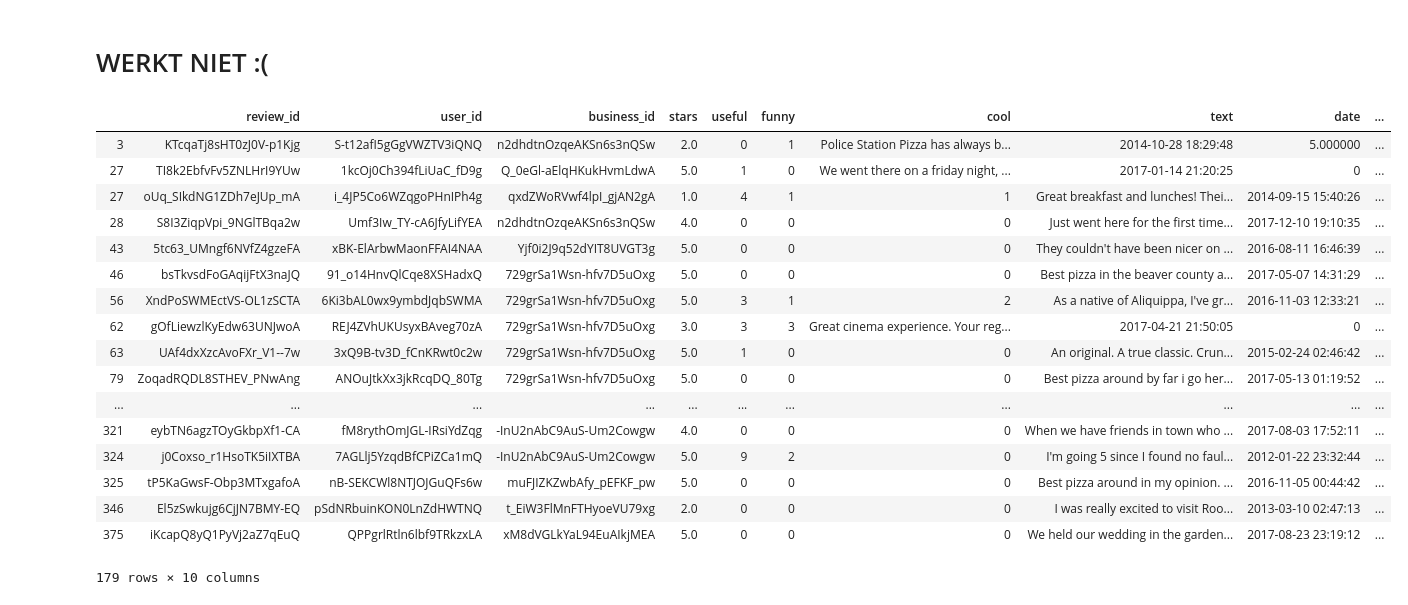
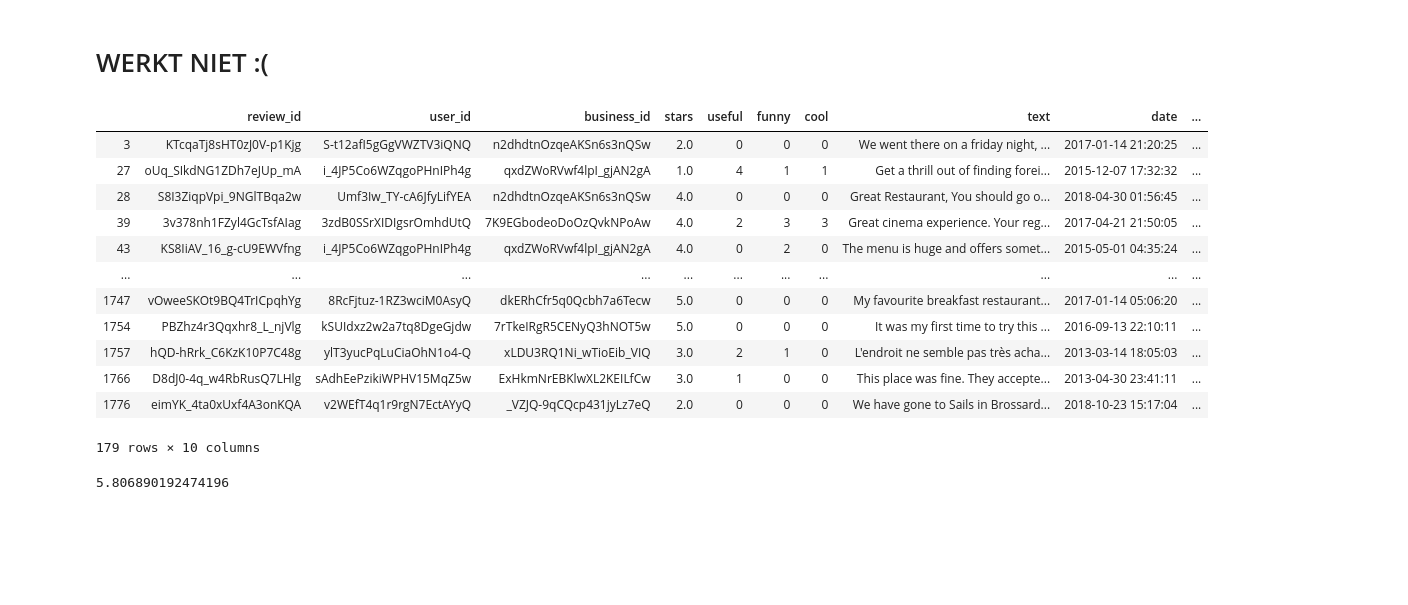
Before and after one commit to UhhBart/ci-yelp, a Jupyter notebook: Content Based Filtering.ipynb, the cells around one changed output. Cells and saved outputs as stored; diff of their text form; code cells hidden in the pictures; blank space fills up the shorter version.

```diff
--- a/Content Based Filtering.ipynb
+++ b/Content Based Filtering.ipynb
@@ -37,6 +37,6 @@ reviews_training, reviews_test = split_data(reviews, d = 0.9)
 def pivot_ratings(df):
     return df.pivot_table(values='stars', columns='user_id', index='review_id')
 
-utility_ratings = pivot_ratings(reviews)
+utility_ratings = pivot_ratings(reviews_training)
 display(utility_ratings.head())
 # %% [output]
@@ -210,41 +200,50 @@ IndexError: positional indexers are out-of-bounds
 # %%
 def predict_ratings(similarity, utility, to_predict):
     ratings_test_c = to_predict.copy()
     ratings_test_c['predicted rating'] = to_predict.apply(lambda row: predict_ids(similarity, utility, row['user_id'], row['review_id']), axis=1)
     return ratings_test_c
 
 def predict_ids(similarity, utility, user_id, review_id):
     if user_id in utility.columns and review_id in similarity.index:
         return predict_vectors(utility.loc[:,user_id], similarity[review_id])
     return 0
 
 def predict_vectors(user_ratings, similarities):
     relevant_ratings = user_ratings.dropna()
     similarities_s = similarities[relevant_ratings.index].head(30)
     similarities_s = similarities_s[similarities_s > 0.0]
     relevant_ratings = relevant_ratings[similarities_s.index]
     norm = similarities_s.sum()
     if(norm == 0):
         return 0
     return np.dot(relevant_ratings, similarities_s)/norm
 
-predict_ratings(similarity_matrix2, utility_ratings, reviews_test)
+predicted = predict_ratings(similarity_matrix2, utility_ratings, reviews_test)
+display(predicted)
 # %% [output]
 |  | review_id | user_id | business_id | stars | useful | funny | cool | text | date | ... |
-| 3 | KTcqaTj8sHT0zJ0V-p1Kjg | S-t12afI5gGgVWZTV3iQNQ | n2dhdtnOzqeAKSn6s3nQSw | 2.0 | 0 | 1 | Police Station Pizza has always b... | 2014-10-28 18:29:48 | 5.000000 | ... |
-| 27 | TI8k2EbfvFv5ZNLHrI9YUw | 1kcOj0Ch394fLiUaC_fD9g | Q_0eGl-aElqHKukHvmLdwA | 5.0 | 1 | 0 | We went there on a friday night, ... | 2017-01-14 21:20:25 | 0 | ... |
-| 27 | oUq_SIkdNG1ZDh7eJUp_mA | i_4JP5Co6WZqgoPHnIPh4g | qxdZWoRVwf4lpI_gjAN2gA | 1.0 | 4 | 1 | 1 | Great breakfast and lunches! Thei... | 2014-09-15 15:40:26 | ... |
-| 28 | S8I3ZiqpVpi_9NGlTBqa2w | Umf3Iw_TY-cA6JfyLifYEA | n2dhdtnOzqeAKSn6s3nQSw | 4.0 | 0 | 0 | 0 | Just went here for the first time... | 2017-12-10 19:10:35 | ... |
-| 43 | 5tc63_UMngf6NVfZ4gzeFA | xBK-ElArbwMaonFFAI4NAA | Yjf0i2J9q52dYIT8UVGT3g | 5.0 | 0 | 0 | 0 | They couldn't have been nicer on ... | 2016-08-11 16:46:39 | ... |
-| 46 | bsTkvsdFoGAqijFtX3naJQ | 91_o14HnvQlCqe8XSHadxQ | 729grSa1Wsn-hfv7D5uOxg | 5.0 | 0 | 0 | 0 | Best pizza in the beaver county a... | 2017-05-07 14:31:29 | ... |
-| 56 | XndPoSWMEctVS-OL1zSCTA | 6Ki3bAL0wx9ymbdJqbSWMA | 729grSa1Wsn-hfv7D5uOxg | 5.0 | 3 | 1 | 2 | As a native of Aliquippa, I've gr... | 2016-11-03 12:33:21 | ... |
-| 62 | gOfLiewzlKyEdw63UNJwoA | REJ4ZVhUKUsyxBAveg70zA | 729grSa1Wsn-hfv7D5uOxg | 3.0 | 3 | 3 | Great cinema experience. Your reg... | 2017-04-21 21:50:05 | 0 | ... |
-| 63 | UAf4dxXzcAvoFXr_V1--7w | 3xQ9B-tv3D_fCnKRwt0c2w | 729grSa1Wsn-hfv7D5uOxg | 5.0 | 1 | 0 | 0 | An original. A true classic. Crun... | 2015-02-24 02:46:42 | ... |
-| 79 | ZoqadRQDL8STHEV_PNwAng | ANOuJtkXx3jkRcqDQ_80Tg | 729grSa1Wsn-hfv7D5uOxg | 5.0 | 0 | 0 | 0 | Best pizza around by far i go her... | 2017-05-13 01:19:52 | ... |
+| 3 | KTcqaTj8sHT0zJ0V-p1Kjg | S-t12afI5gGgVWZTV3iQNQ | n2dhdtnOzqeAKSn6s3nQSw | 2.0 | 0 | 0 | 0 | We went there on a friday night, ... | 2017-01-14 21:20:25 | ... |
+| 27 | oUq_SIkdNG1ZDh7eJUp_mA | i_4JP5Co6WZqgoPHnIPh4g | qxdZWoRVwf4lpI_gjAN2gA | 1.0 | 4 | 1 | 1 | Get a thrill out of finding forei... | 2015-12-07 17:32:32 | ... |
+| 28 | S8I3ZiqpVpi_9NGlTBqa2w | Umf3Iw_TY-cA6JfyLifYEA | n2dhdtnOzqeAKSn6s3nQSw | 4.0 | 0 | 0 | 0 | Great Restaurant, You should go o... | 2018-04-30 01:56:45 | ... |
+| 39 | 3v378nh1FZyl4GcTsfAIag | 3zdB0SSrXIDIgsrOmhdUtQ | 7K9EGbodeoDoOzQvkNPoAw | 4.0 | 2 | 3 | 3 | Great cinema experience. Your reg... | 2017-04-21 21:50:05 | ... |
+| 43 | KS8IiAV_16_g-cU9EWVfng | i_4JP5Co6WZqgoPHnIPh4g | qxdZWoRVwf4lpI_gjAN2gA | 4.0 | 0 | 2 | 0 | The menu is huge and offers somet... | 2015-05-01 04:35:24 | ... |
 | ... | ... | ... | ... | ... | ... | ... | ... | ... | ... | ... |
-| 321 | eybTN6agzTOyGkbpXf1-CA | fM8rythOmJGL-IRsiYdZqg | -InU2nAbC9AuS-Um2Cowgw | 4.0 | 0 | 0 | 0 | When we have friends in town who ... | 2017-08-03 17:52:11 | ... |
-| 324 | j0Coxso_r1HsoTK5iIXTBA | 7AGLlj5YzqdBfCPiZCa1mQ | -InU2nAbC9AuS-Um2Cowgw | 5.0 | 9 | 2 | 0 | I'm going 5 since I found no faul... | 2012-01-22 23:32:44 | ... |
-| 325 | tP5KaGwsF-Obp3MTxgafoA | nB-SEKCWl8NTJOJGuQFs6w | muFJIZKZwbAfy_pEFKF_pw | 5.0 | 0 | 0 | 0 | Best pizza around in my opinion. ... | 2016-11-05 00:44:42 | ... |
-| 346 | El5zSwkujg6CjJN7BMY-EQ | pSdNRbuinKON0LnZdHWTNQ | t_EiW3FlMnFTHyoeVU79xg | 2.0 | 0 | 0 | 0 | I was really excited to visit Roo... | 2013-03-10 02:47:13 | ... |
-| 375 | iKcapQ8yQ1PyVj2aZ7qEuQ | QPPgrlRtln6lbf9TRkzxLA | xM8dVGLkYaL94EuAIkjMEA | 5.0 | 0 | 0 | 0 | We held our wedding in the garden... | 2017-08-23 23:19:12 | ... |
+| 1747 | vOweeSKOt9BQ4TrICpqhYg | 8RcFjtuz-1RZ3wciM0AsyQ | dkERhCfr5q0Qcbh7a6Tecw | 5.0 | 0 | 0 | 0 | My favourite breakfast restaurant... | 2017-01-14 05:06:20 | ... |
+| 1754 | PBZhz4r3Qqxhr8_L_njVlg | kSUIdxz2w2a7tq8DgeGjdw | 7rTkeIRgR5CENyQ3hNOT5w | 5.0 | 0 | 0 | 0 | It was my first time to try this ... | 2016-09-13 22:10:11 | ... |
+| 1757 | hQD-hRrk_C6KzK10P7C48g | ylT3yucPqLuCiaOhN1o4-Q | xLDU3RQ1Ni_wTioEib_VIQ | 3.0 | 2 | 1 | 0 | L'endroit ne semble pas très acha... | 2013-03-14 18:05:03 | ... |
+| 1766 | D8dJ0-4q_w4RbRusQ7LHlg | sAdhEePzikiWPHV15MqZ5w | ExHkmNrEBKlwXL2KEILfCw | 3.0 | 1 | 0 | 0 | This place was fine. They accepte... | 2013-04-30 23:41:11 | ... |
+| 1776 | eimYK_4ta0xUxf4A3onKQA | v2WEfT4q1r9rgN7EctAYyQ | _VZJQ-9qCQcp431jyLz7eQ | 2.0 | 0 | 0 | 0 | We have gone to Sails in Brossard... | 2018-10-23 15:17:04 | ... |
 179 rows × 10 columns
+# %%
+def mse(predicted_ratings):
+    """Computes the mean square error between actual ratings and predicted ratings
+
+    Arguments:
+    predicted_ratings -- a dataFrame containing the columns rating and predicted rating
+    """
+    diff = predicted_ratings['stars'] - predicted_ratings['predicted rating']
+    return (diff**2).mean()
+
+mse(predicted)
+# %% [output]
+5.806890192474196
```
Also changed, not shown: parts of 4 cells of this notebook, 1 other file.
